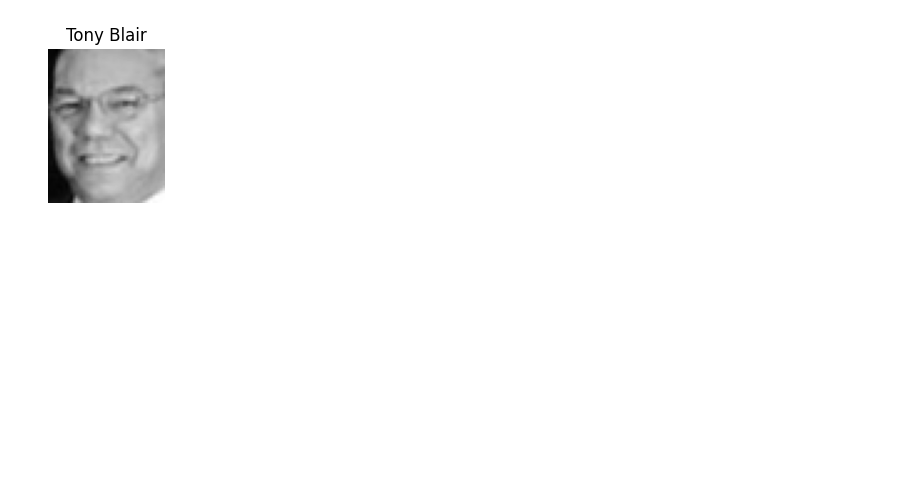
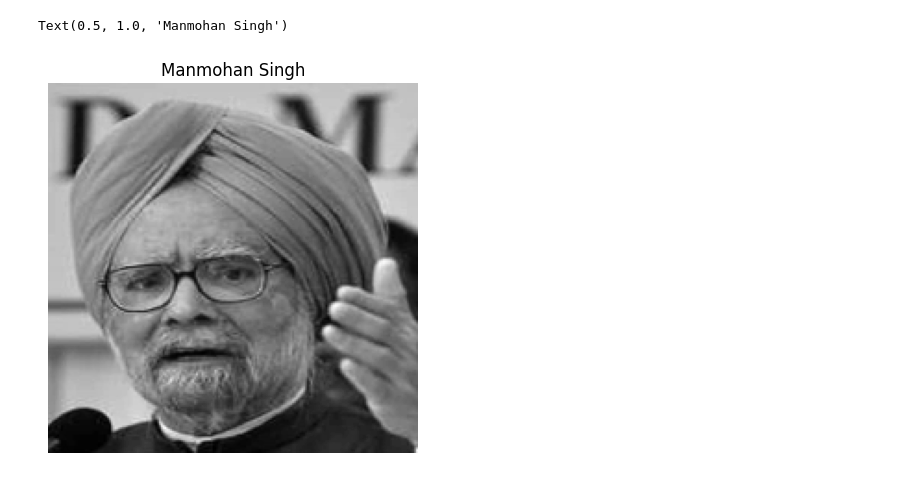
Before and after one commit to AHBRIJESH/Face_Recognition_Auto_Attendance_System, a Jupyter notebook: face.ipynb, the cells around one changed output. Cells and saved outputs as stored; diff of their text form; code cells hidden in the pictures; blank space fills up the shorter version.

```diff
--- a/face.ipynb
+++ b/face.ipynb
@@ -97,7 +78,7 @@ list[np.argmax(cnn.predict(a))]
-# %%
-plt.figure(figsize=(2,2))
-plt.imshow(x_data[369],cmap='gray')
-plt.title(y_data[3])
-plt.axis('off');
-# %% [output]
-[figure, removed]
+# %%
+plt.imshow(X_train[0],cmap='gray')
+plt.axis('off')
+plt.title(labels[Y_train[0]])
+# %% [output]
+Text(0.5, 1.0, 'Manmohan Singh')
+[figure, added]
```
Also changed, not shown: parts of 17 cells of this notebook.
